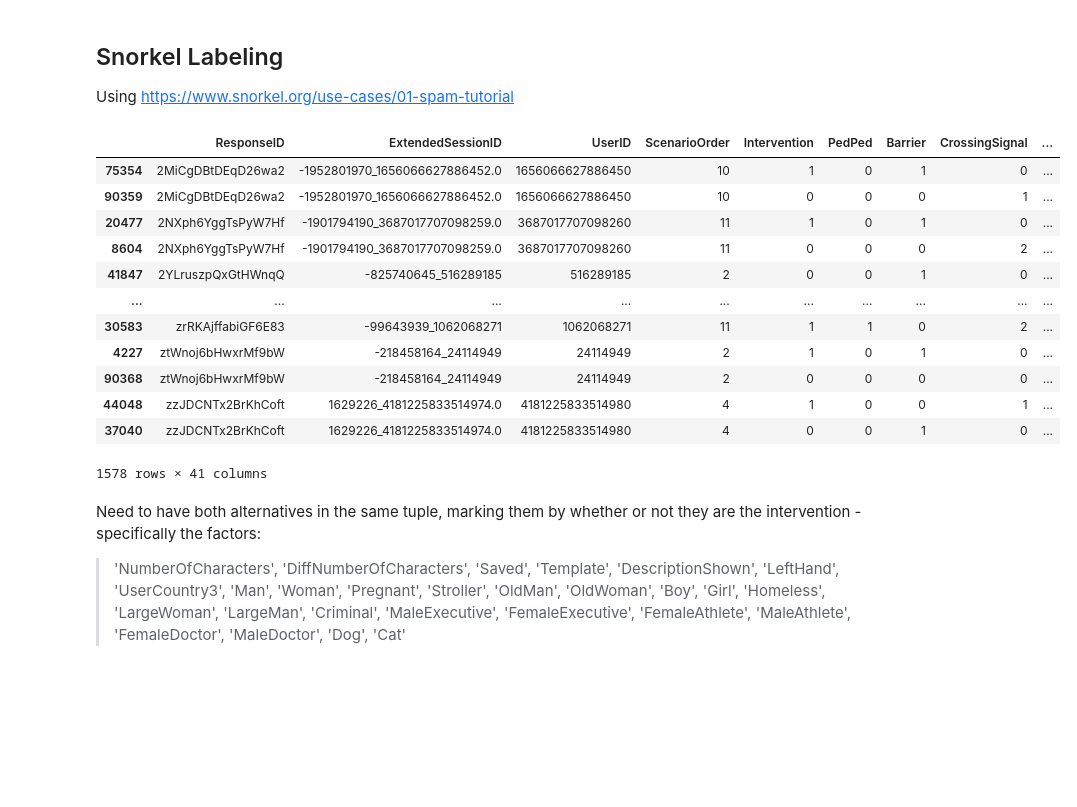
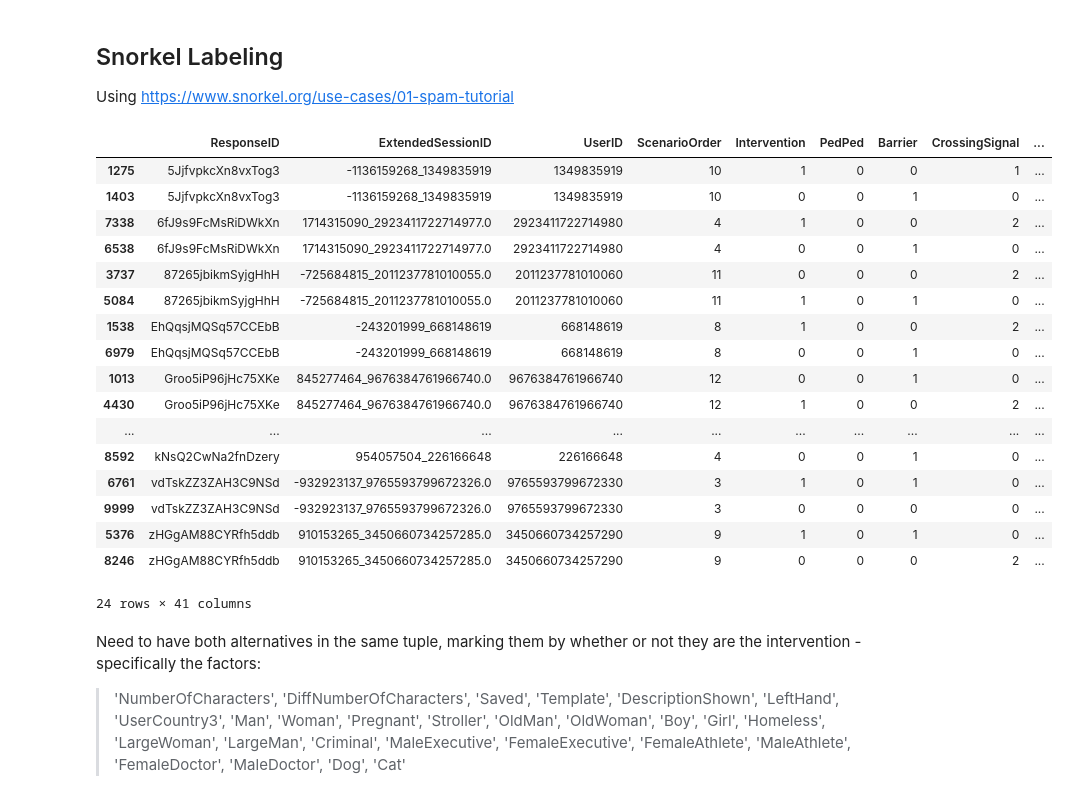
Before and after one commit to ryansteed/heuristic-moral-machine, a Jupyter notebook: jupyter/exploration.ipynb, the cells around one changed output. Drawn from its saved outputs; the diff is of its cells as text; code cells hidden in the pictures; blank space fills up the shorter version.

```diff
--- a/jupyter/exploration.ipynb
+++ b/jupyter/exploration.ipynb
@@ -55,31 +55,36 @@ Using https://www.snorkel.org/use-cases/01-spam-tutorial
 # %%
 # query random sample of responses grouped by ResponseID; only take responses for which both instances are present
 query = """
     --SELECT * FROM (
         SELECT * FROM sharedresponses
             WHERE ScenarioTypeStrict LIKE 'Random'
         ORDER BY RANDOM()
-        LIMIT 100000
+        LIMIT 10000
     --)
     --GROUP BY ResponseID, ExtendedSessionID, UserID
     --HAVING COUNT(ResponseID) > 1
 """
 df = pd.read_sql(query, con=engine).groupby(by='ResponseID').filter(lambda g: g.shape[0] > 1).sort_values('ResponseID')
 df
 # %% [output]
 |  | ResponseID | ExtendedSessionID | UserID | ScenarioOrder | Intervention | PedPed | Barrier | CrossingSignal | ... |
-| 75354 | 2MiCgDBtDEqD26wa2 | -1952801970_1656066627886452.0 | 1656066627886450 | 10 | 1 | 0 | 1 | 0 | ... |
-| 90359 | 2MiCgDBtDEqD26wa2 | -1952801970_1656066627886452.0 | 1656066627886450 | 10 | 0 | 0 | 0 | 1 | ... |
-| 20477 | 2NXph6YggTsPyW7Hf | -1901794190_3687017707098259.0 | 3687017707098260 | 11 | 1 | 0 | 1 | 0 | ... |
-| 8604 | 2NXph6YggTsPyW7Hf | -1901794190_3687017707098259.0 | 3687017707098260 | 11 | 0 | 0 | 0 | 2 | ... |
-| 41847 | 2YLruszpQxGtHWnqQ | -825740645_516289185 | 516289185 | 2 | 0 | 0 | 1 | 0 | ... |
+| 1275 | 5JjfvpkcXn8vxTog3 | -1136159268_1349835919 | 1349835919 | 10 | 1 | 0 | 0 | 1 | ... |
+| 1403 | 5JjfvpkcXn8vxTog3 | -1136159268_1349835919 | 1349835919 | 10 | 0 | 0 | 1 | 0 | ... |
+| 7338 | 6fJ9s9FcMsRiDWkXn | 1714315090_2923411722714977.0 | 2923411722714980 | 4 | 1 | 0 | 0 | 2 | ... |
+| 6538 | 6fJ9s9FcMsRiDWkXn | 1714315090_2923411722714977.0 | 2923411722714980 | 4 | 0 | 0 | 1 | 0 | ... |
+| 3737 | 87265jbikmSyjgHhH | -725684815_2011237781010055.0 | 2011237781010060 | 11 | 0 | 0 | 0 | 2 | ... |
+| 5084 | 87265jbikmSyjgHhH | -725684815_2011237781010055.0 | 2011237781010060 | 11 | 1 | 0 | 1 | 0 | ... |
+| 1538 | EhQqsjMQSq57CCEbB | -243201999_668148619 | 668148619 | 8 | 1 | 0 | 0 | 2 | ... |
+| 6979 | EhQqsjMQSq57CCEbB | -243201999_668148619 | 668148619 | 8 | 0 | 0 | 1 | 0 | ... |
+| 1013 | Groo5iP96jHc75XKe | 845277464_9676384761966740.0 | 9676384761966740 | 12 | 0 | 0 | 1 | 0 | ... |
+| 4430 | Groo5iP96jHc75XKe | 845277464_9676384761966740.0 | 9676384761966740 | 12 | 1 | 0 | 0 | 2 | ... |
 | ... | ... | ... | ... | ... | ... | ... | ... | ... | ... |
-| 30583 | zrRKAjffabiGF6E83 | -99643939_1062068271 | 1062068271 | 11 | 1 | 1 | 0 | 2 | ... |
-| 4227 | ztWnoj6bHwxrMf9bW | -218458164_24114949 | 24114949 | 2 | 1 | 0 | 1 | 0 | ... |
-| 90368 | ztWnoj6bHwxrMf9bW | -218458164_24114949 | 24114949 | 2 | 0 | 0 | 0 | 0 | ... |
-| 44048 | zzJDCNTx2BrKhCoft | 1629226_4181225833514974.0 | 4181225833514980 | 4 | 1 | 0 | 0 | 1 | ... |
-| 37040 | zzJDCNTx2BrKhCoft | 1629226_4181225833514974.0 | 4181225833514980 | 4 | 0 | 0 | 1 | 0 | ... |
+| 8592 | kNsQ2CwNa2fnDzery | 954057504_226166648 | 226166648 | 4 | 0 | 0 | 1 | 0 | ... |
+| 6761 | vdTskZZ3ZAH3C9NSd | -932923137_9765593799672326.0 | 9765593799672330 | 3 | 1 | 0 | 1 | 0 | ... |
+| 9999 | vdTskZZ3ZAH3C9NSd | -932923137_9765593799672326.0 | 9765593799672330 | 3 | 0 | 0 | 0 | 0 | ... |
+| 5376 | zHGgAM88CYRfh5ddb | 910153265_3450660734257285.0 | 3450660734257290 | 9 | 1 | 0 | 1 | 0 | ... |
+| 8246 | zHGgAM88CYRfh5ddb | 910153265_3450660734257285.0 | 3450660734257290 | 9 | 0 | 0 | 0 | 2 | ... |
-1578 rows × 41 columns
+24 rows × 41 columns
 # %% [markdown]
 Need to have both alternatives in the same tuple, marking them by whether or not they are the intervention - specifically the factors:
 > 'NumberOfCharacters', 'DiffNumberOfCharacters', 'Saved', 'Template', 'DescriptionShown',
```
Also changed, not shown: parts of 6 cells of this notebook, 6 other files.
